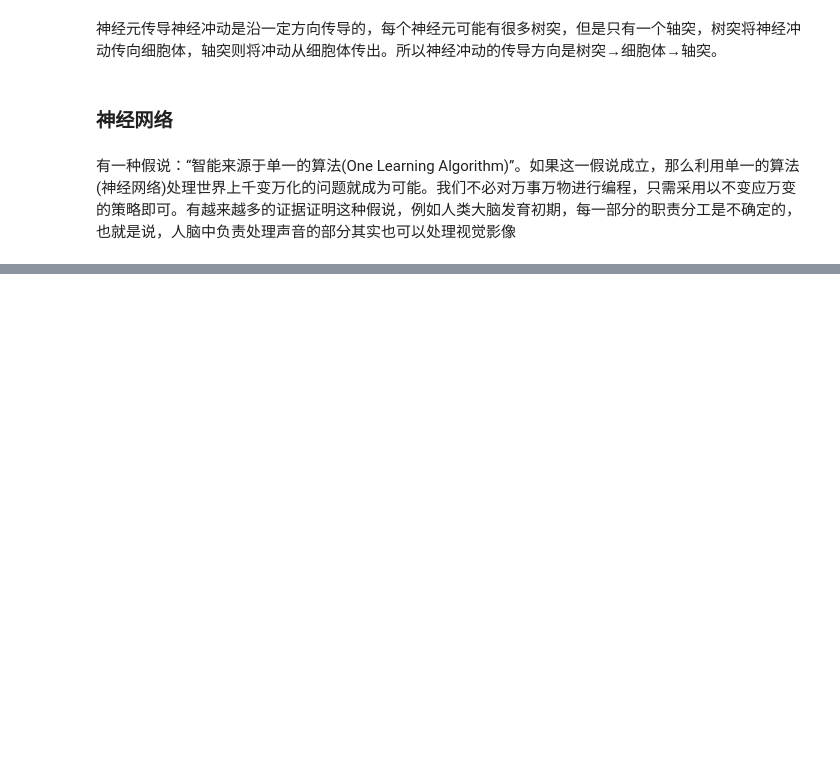
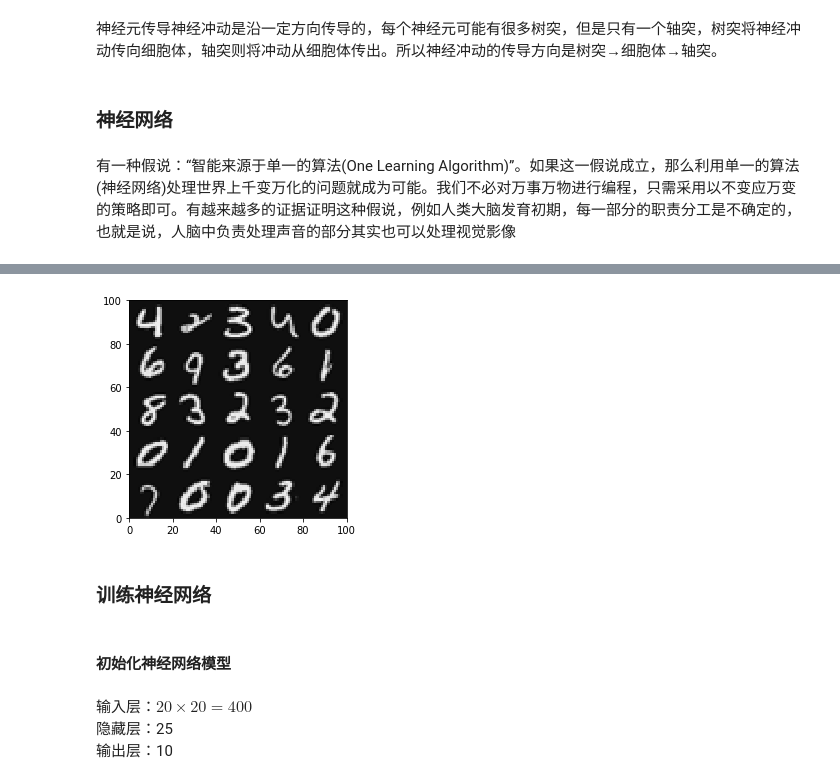
Before and after one commit to TapasTech/EasyShare-ML, a Jupyter notebook: Neural-Networks.ipynb, the cells around one changed output, grey strips where cells are left out. Cells and saved outputs as stored; diff of their text form; code cells hidden in the pictures; blank space fills up the shorter version.

```diff
--- a/Neural-Networks.ipynb
+++ b/Neural-Networks.ipynb
@@ -34,0 +90,32 @@ $  C_{50}^2 = \frac{2500 \times 2499}{2}= 3.12 \times 10^6 $
+# %%
+def displayData(indices_to_display = None, size=(10,10)):
+    width, height = 20, 20
+    nrows, ncols = size
+    if not indices_to_display:
+        # Randomly select "size" images to display
+        indices_to_display = random.sample(range(X.shape[0]), nrows*ncols)
+
+    big_picture = np.zeros((height*nrows,width*ncols))
+
+    irow, icol = 0, 0
+    for idx in indices_to_display:
+        if icol == ncols:
+            irow += 1
+            icol  = 0
+        iimg = getDatumImg(X[idx])
+        # fill single image into "big_picture"
+        big_picture[irow*height:(irow*height + iimg.shape[0]), icol*width:(icol*width + iimg.shape[1])] = iimg
+        icol += 1
+    fig = plt.imshow(big_picture,cmap='gray', extent=(0,100,0,100))
+# %%
+displayData(size=(5,5))
+# %% [output]
+[figure, added]
+# %% [markdown]
+### 训练神经网络
+# %% [markdown]
+#### 初始化神经网络模型
+# %% [markdown]
+输入层：$ {20}\times{20}=400 $
+隐藏层：25
+输出层：10
```
Also changed, not shown: parts of 36 cells of this notebook, 5 other files.
